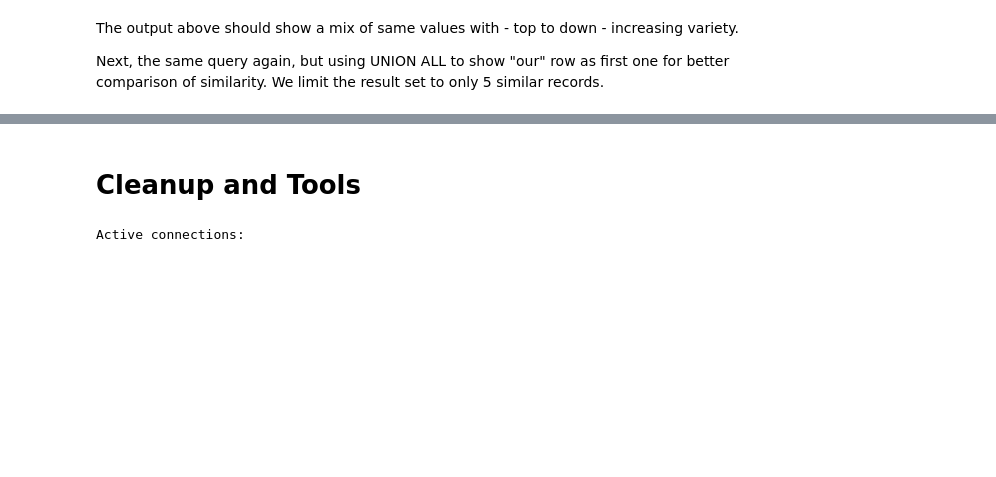
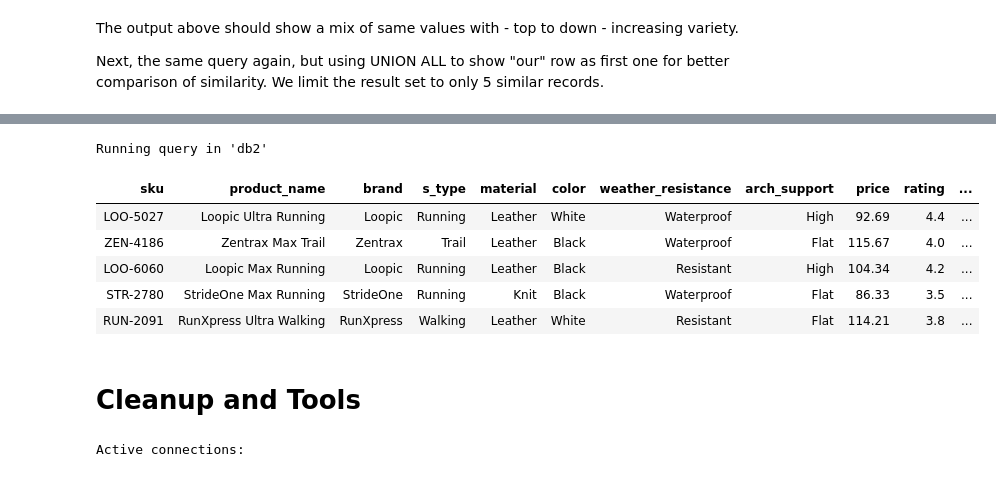
Before and after one commit to data-henrik/db2-vector, a Jupyter notebook: similarity-search-products/db2-similarity-search-shoes.ipynb, the cells around one changed output, grey strips where cells are left out. Saved outputs shown, nothing was run; the diff lists cells and outputs as text; code cells hidden in the pictures; blank space fills up the shorter version.

Commit message:
new vector search
new cell with encoding of preferences and SQL vector search

```diff
--- a/similarity-search-products/db2-similarity-search-shoes.ipynb
+++ b/similarity-search-products/db2-similarity-search-shoes.ipynb
@@ -233,6 +234,7 @@ Instead of generating embeddings with an AI model, you can also use the followin
 # Instead of generating new data, load pregenerated data from a CSV file and use it instead.
 
 df_shoes=pd.read_csv('shoes_data_with_vectors.csv')
+df_shoes["EMBEDDING"]=df_shoes["EMBEDDING"].apply(literal_eval)
 df_shoes.head()
 # %%
 # show a sample vector value
@@ -491,3 +501,60 @@ Compare the first row (our shoe) to the other similar shoes.
+# %%
+%%skip_if $IMPORT_DATA
+# define our own preferences
+s_type='Running'
+material='Leather'
+color='White'
+wr='Waterproof'
+arch_s="Flat"
+
+# compose the string as input for the embedding
+our_preferences= (
+'S_TYPE: {s_type} [SEP] MATERIAL: {material} [SEP]'
+' COLOR: {color} [SEP] WEATHER_RESISTANCE: {wr} [SEP] ARCH_SUPPORT: {arch_s}'
+).format(s_type=s_type, material=material, color=color, wr=wr, arch_s=arch_s)
+
+# use ollama to generate the embedding
+response = ollama.embed(model=EMBEDDING_MODEL, input=our_preferences)
+our_preferences_embeddings = response["embeddings"][0]
+
+# SQL statement to run
+sql="""
+(SELECT
+    SKU,
+    PRODUCT_NAME,
+    BRAND,
+    S_TYPE,
+    MATERIAL,
+    COLOR,
+    WEATHER_RESISTANCE,
+    ARCH_SUPPORT,
+    PRICE,
+    RATING,
+    VECTOR_DISTANCE(
+        VECTOR('{our_preferences_embeddings}', {vector_dimension}, FLOAT32),
+        EMBEDDING,
+        EUCLIDEAN
+    ) AS DISTANCE
+FROM
+    SHOES
+WHERE
+    SIZE = 12
+    AND CLASS = 'Men'
+ORDER BY
+    DISTANCE ASC
+FETCH FIRST 5 ROWS ONLY)
+""".format(our_preferences_embeddings=our_preferences_embeddings, vector_dimension=vector_dimension)
+
+# run the SQL statement
+%sql {{sql}}
+# %% [output]
+Running query in 'db2'
+| sku | product_name | brand | s_type | material | color | weather_resistance | arch_support | price | rating | ... |
+| LOO-5027 | Loopic Ultra Running | Loopic | Running | Leather | White | Waterproof | High | 92.69 | 4.4 | ... |
+| ZEN-4186 | Zentrax Max Trail | Zentrax | Trail | Leather | Black | Waterproof | Flat | 115.67 | 4.0 | ... |
+| LOO-6060 | Loopic Max Running | Loopic | Running | Leather | Black | Resistant | High | 104.34 | 4.2 | ... |
+| STR-2780 | StrideOne Max Running | StrideOne | Running | Knit | Black | Waterproof | Flat | 86.33 | 3.5 | ... |
+| RUN-2091 | RunXpress Ultra Walking | RunXpress | Walking | Leather | White | Resistant | Flat | 114.21 | 3.8 | ... |
 # %% [markdown]
 # Cleanup and Tools
 # %%
```
Also changed, not shown: parts of 13 cells of this notebook.
